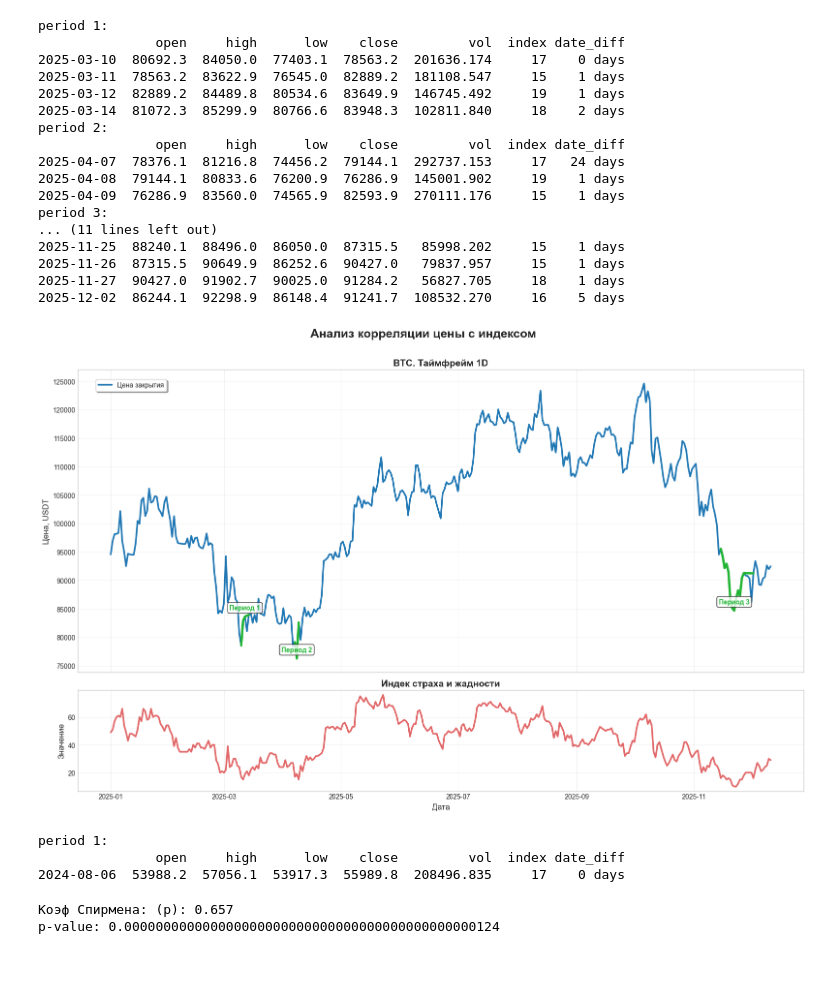
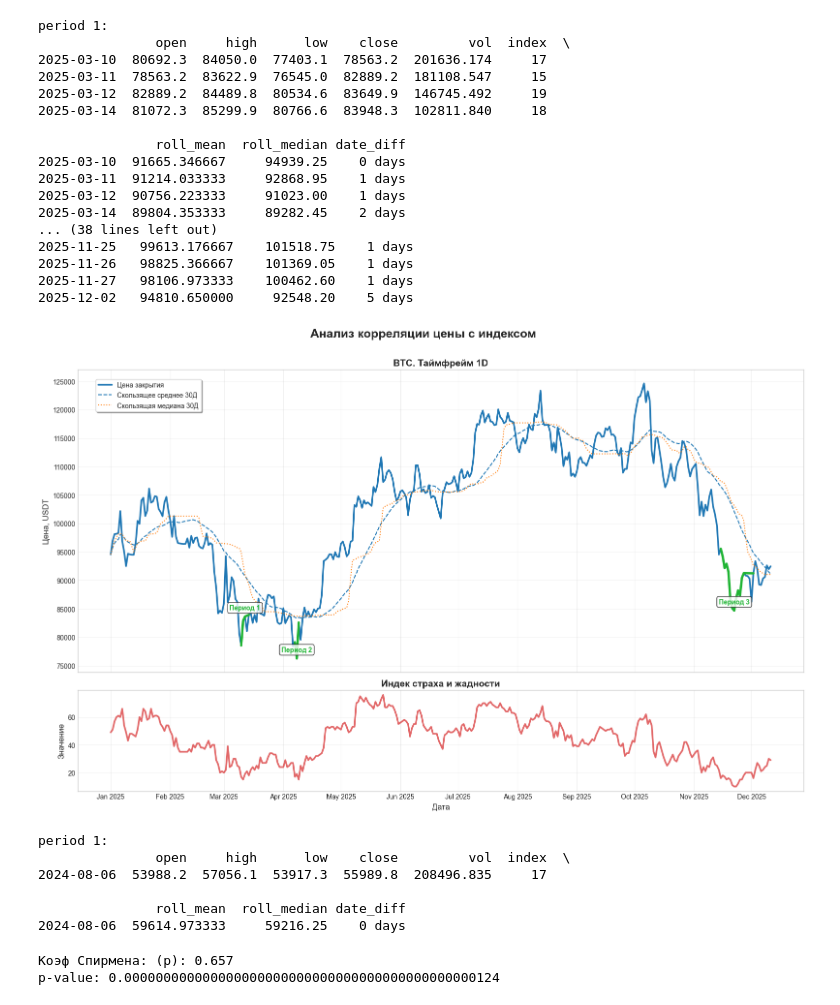
Before and after one commit to Sokolov57/BTC_Fear_Greed_Analysis, a Jupyter notebook: test_api.ipynb, the cells around one changed output. Cells and saved outputs as stored; diff of their text form; code cells hidden in the pictures; blank space fills up the shorter version.

```diff
--- a/test_api.ipynb
+++ b/test_api.ipynb
@@ -27,4 +28,6 @@ API_KEY = os.getenv('API_SECRET')
 # %%
+# Проведем анализ за неполный 2025 год
+
 # Возьмем данные за 2025 год
 def extract_data(session=session, date_start='2025-01-01', date_end='2025-12-12', url=url_1, secret= API_KEY):
     # Функция получает данные цен с биржи и данные индекса
@@ -72,15 +75,15 @@ def transform_data(data1: list, data2: list):
     df2 = df2.astype('int')
 
     df3 = pd.concat([df, df2], axis=1, join='inner')
+    df3.sort_index(inplace=True)
+    rolling = df3['close'].rolling(30, min_periods=1)
+    df3['roll_mean'] = rolling.mean()
+    df3['roll_median'] = rolling.median()
 
     return df, df2, df3
 
 def find_periods(df: pd.DataFrame):
     min_index = df.loc[df['index'] < 20].sort_index()
-    # diff = min_index.index.to_series().diff().dropna()
-    # breaks = diff[diff >= pd.Timedelta(days=-20)].index
-
-    # разбиваем на фрагменты
     min_index['date_diff'] = min_index.index.diff().fillna(pd.Timedelta(days=0))
 
     fragments = []
@@ -104,35 +107,38 @@ for i, period in enumerate(periods):
     print(period)
 # %% [output]
 period 1:
-               open     high      low    close         vol  index date_diff
-2025-03-10  80692.3  84050.0  77403.1  78563.2  201636.174     17    0 days
-2025-03-11  78563.2  83622.9  76545.0  82889.2  181108.547     15    1 days
-2025-03-12  82889.2  84489.8  80534.6  83649.9  146745.492     19    1 days
-2025-03-14  81072.3  85299.9  80766.6  83948.3  102811.840     18    2 days
-period 2:
-               open     high      low    close         vol  index date_diff
-2025-04-07  78376.1  81216.8  74456.2  79144.1  292737.153     17   24 days
-2025-04-08  79144.1  80833.6  76200.9  76286.9  145001.902     19    1 days
-2025-04-09  76286.9  83560.0  74565.9  82593.9  270111.176     15    1 days
-period 3:
-... (11 lines left out)
-2025-11-25  88240.1  88496.0  86050.0  87315.5   85998.202     15    1 days
-2025-11-26  87315.5  90649.9  86252.6  90427.0   79837.957     15    1 days
-2025-11-27  90427.0  91902.7  90025.0  91284.2   56827.705     18    1 days
-2025-12-02  86244.1  92298.9  86148.4  91241.7  108532.270     16    5 days
+               open     high      low    close         vol  index  \
+2025-03-10  80692.3  84050.0  77403.1  78563.2  201636.174     17
+2025-03-11  78563.2  83622.9  76545.0  82889.2  181108.547     15
+2025-03-12  82889.2  84489.8  80534.6  83649.9  146745.492     19
+2025-03-14  81072.3  85299.9  80766.6  83948.3  102811.840     18
+
+               roll_mean  roll_median date_diff
+2025-03-10  91665.346667     94939.25    0 days
+2025-03-11  91214.033333     92868.95    1 days
+2025-03-12  90756.223333     91023.00    1 days
+2025-03-14  89804.353333     89282.45    2 days
+... (38 lines left out)
+2025-11-25   99613.176667    101518.75    1 days
+2025-11-26   98825.366667    101369.05    1 days
+2025-11-27   98106.973333    100462.60    1 days
+2025-12-02   94810.650000     92548.20    5 days
 # %%
-from matplotlib.ticker import MultipleLocator
-
+# Визуализируем данные
 fig2, (ax1, ax2) = plt.subplots(2, 1, figsize=(16, 10), sharex=True, gridspec_kw={'height_ratios': [3, 1]})
 
 # Верхний график — цена
 ax1.plot(total_2025.index, total_2025.close, color='#1f77b4', linewidth=2.5, label='Цена закрытия')
+ax1.plot(total_2025.roll_mean, linestyle='--', linewidth=1.5, label='Скользящее среднее 30Д')
+ax1.plot(total_2025.roll_median, linestyle=':', linewidth=1.5, label='Скользящая медиана 30Д')
 ax1.set_title('BTC. Таймфрейм 1D', fontsize=14, fontweight='bold')
 ax1.set_ylabel('Цена, USDT', fontsize=12)
+ax1.xaxis.set_major_locator(mdates.MonthLocator())
 ax1.yaxis.set_major_locator(MultipleLocator(5000))
+ax1.xaxis.set_major_formatter(mdates.DateFormatter('%b %Y'))
 ax1.grid(True, alpha=0.3)
 ax1.legend(loc='upper left', bbox_to_anchor=(0.02, 0.98),
-          ncol=2, frameon=True, fancybox=True, shadow=True)
+          ncol=1, frameon=True, fancybox=True, shadow=True)
 
 # Наложение периодов низкого индекса
 for i, period in enumerate(periods):
@@ -144,35 +150,37 @@ for i, period in enumerate(periods):
     mid_price = period.iloc[len(period) // 2]['close']
     ax1.annotate(f'Период {i+1}',
                 xy=(mid_date, mid_price),
                 xytext=(0, 10),  # смещение вверх на 10 пунктов
                 textcoords='offset points',
                 fontsize=10,
                 fontweight='bold',
                 color='#1fb433',
                 ha='center',
                 bbox=dict(boxstyle='round,pad=0.3', facecolor='white', alpha=0.8))
 
 
 # Нижний график — индекс
 ax2.plot(total_2025['index'], color='#d62728', alpha=0.7, linewidth=2.5, label='Индекс')
 ax2.set_title('Индек страха и жадности', fontsize=14, fontweight='bold')
 ax2.set_ylabel('Значение', fontsize=12)
 ax2.set_xlabel('Дата', fontsize=12)
 ax2.grid(True, alpha=0.3)
 
 fig2.suptitle(
     'Анализ корреляции цены с индексом',
     fontsize=18,
     fontweight='bold',
     y = 1.01
 )
 
 
 plt.tight_layout()
 plt.show()
 # %% [output]
-[figure, old version]
+[figure, new version]
 # %%
+# Проводим анализ за 2024 год
+
 # Получаем данные: берем данные цены с биржи и данные индекса
 def extract_data(session=session, date_start='2024-01-01', date_end='2025-01-02', url=url_2):
     # Функция получает данные цен с биржи и данные индекса
@@ -216,13 +224,14 @@ def transform_data(data1: list, data2: list):
     df2 = df2.astype('int')
 
     df3 = pd.concat([df, df2], axis=1, join='inner')
+    rolling = df3['close'].rolling(30, min_periods=1)
+    df3['roll_mean'] = rolling.mean()
+    df3['roll_median'] = rolling.median()
 
     return df, df2, df3
 
 def find_periods(df: pd.DataFrame):
     min_index = df.loc[df['index'] < 20].sort_index()
-    # diff = min_index.index.to_series().diff().dropna()
-    # breaks = diff[diff >= pd.Timedelta(days=-20)].index
 
     # разбиваем на фрагменты
     min_index['date_diff'] = min_index.index.diff().fillna(pd.Timedelta(days=0))
@@ -242,15 +251,18 @@ def find_periods(df: pd.DataFrame):
 
 data_2024, index_2024 = extract_data()
 df_2024, df_index, total_2024 = transform_data(data_2024, index_2024)
-periods = find_periods(total_2024)
+periods_2024 = find_periods(total_2024)
 # total_2024
-for i, period in enumerate(periods):
+for i, period in enumerate(periods_2024):
     print(f'period {i + 1}:')
     print(period)
 # %% [output]
 period 1:
-               open     high      low    close         vol  index date_diff
-2024-08-06  53988.2  57056.1  53917.3  55989.8  208496.835     17    0 days
+               open     high      low    close         vol  index  \
+2024-08-06  53988.2  57056.1  53917.3  55989.8  208496.835     17
+
+               roll_mean  roll_median date_diff
+2024-08-06  59614.973333     59216.25    0 days
 # %%
 # Посмотрим матрицу корреляции индекса и цены
 corr_matrix = total_2024.corr()
```
Also changed, not shown: parts of 3 cells of this notebook.
